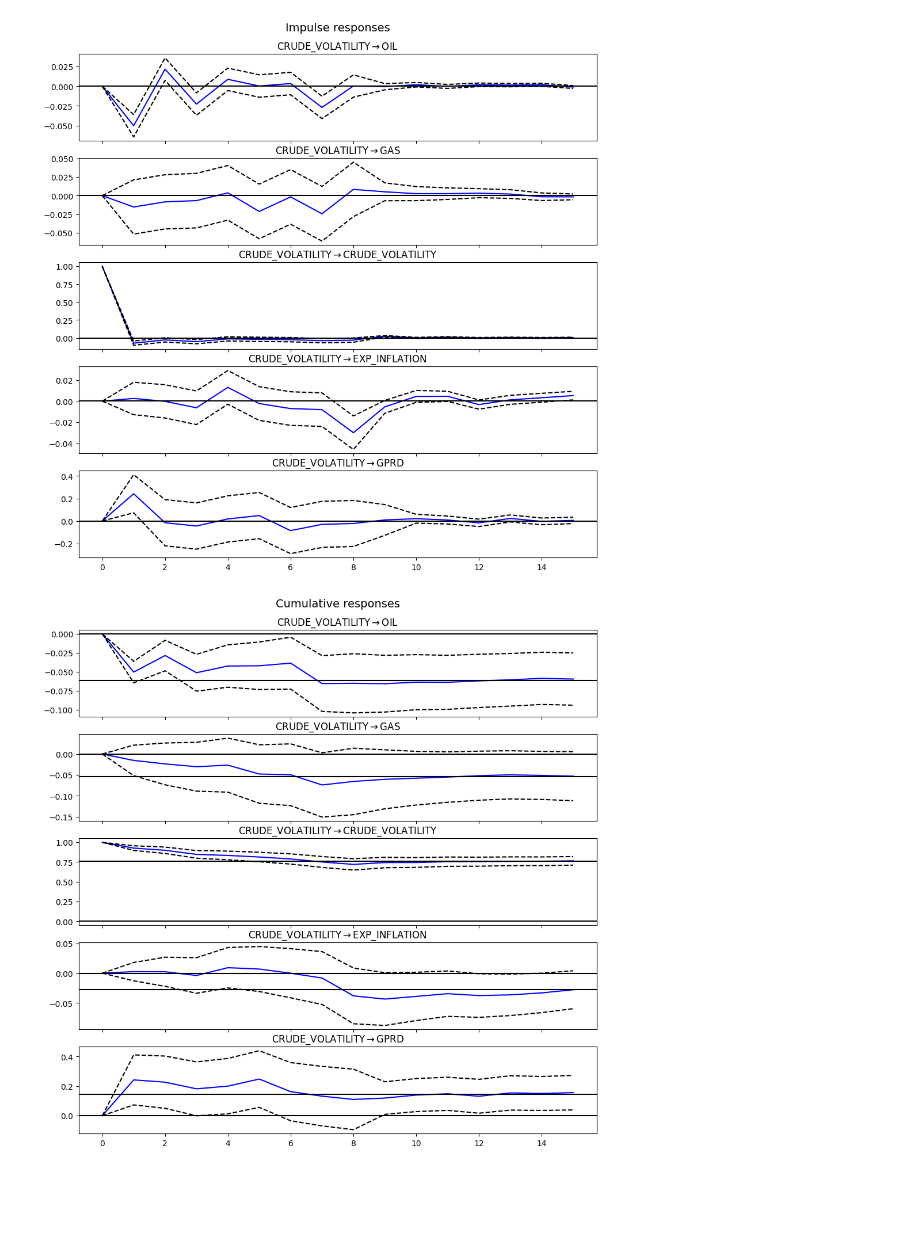
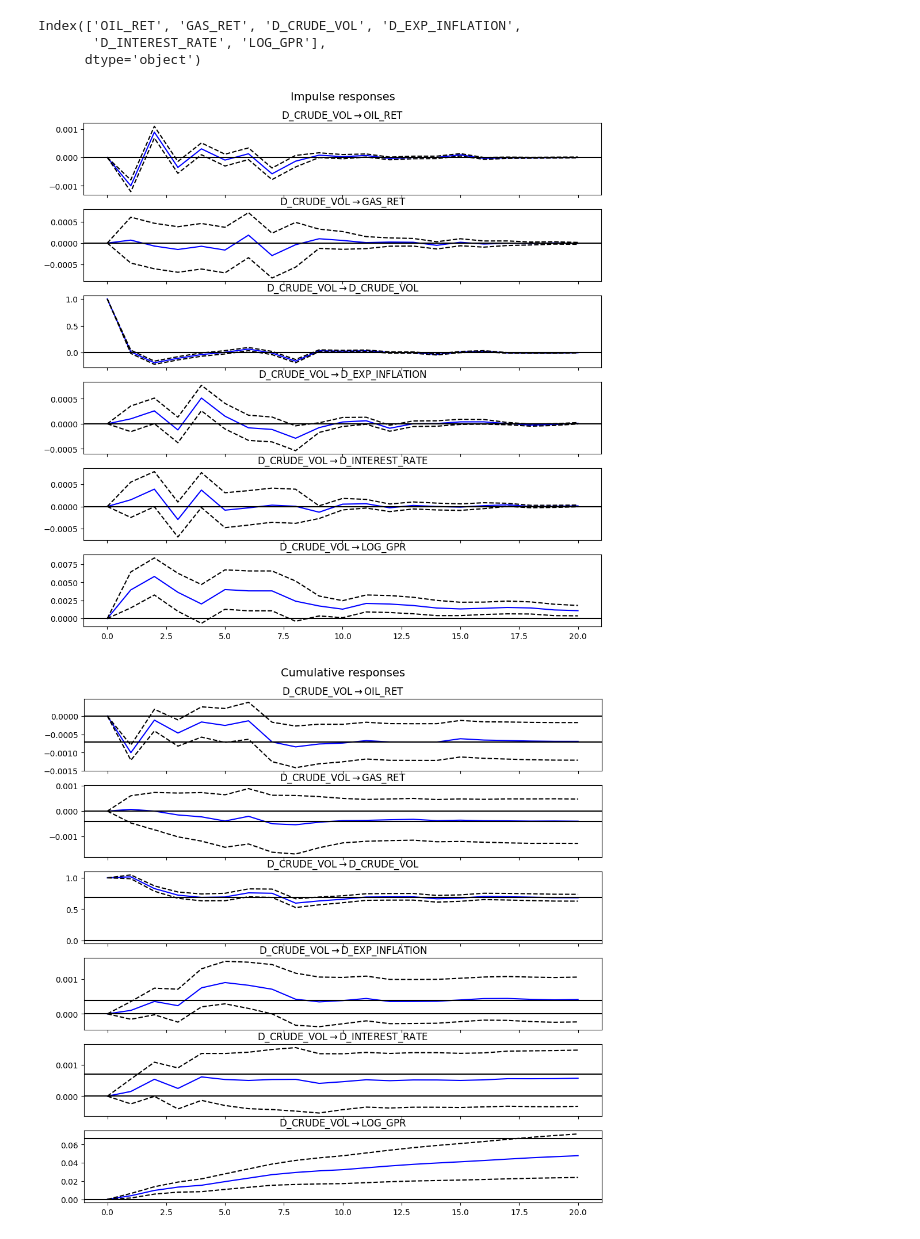
Before and after one commit to Deangr-econ/Quant_methods_project, a Jupyter notebook: VAR_GPRD_OIL_GAS.ipynb, the cells around one changed output. Cells and saved outputs as stored; diff of their text form; code cells hidden in the pictures; blank space fills up the shorter version.

```diff
--- a/VAR_GPRD_OIL_GAS.ipynb
+++ b/VAR_GPRD_OIL_GAS.ipynb
@@ -11,7 +12,7 @@ import scipy.stats as stats
 from fredapi import Fred
 from google.colab import userdata
 # %%
-# 1. Load GPR data
+# 1. Data Loading
 gpr = pd.read_stata("/content/drive/Othercomputers/My Laptop/Documents/Maastricht University/Master/Quantitative Techniques for Financial Economics/data_gpr_daily_recent.dta")
 gpr['date'] = pd.to_datetime(gpr['date'])
 gpr = gpr.set_index('date')
@@ -21,15 +22,21 @@ oil_data = fred.get_series('DCOILBRENTEU', observation_start='1985-01-01')
 gas_data = fred.get_series('DHHNGSP', observation_start='1985-01-01')
 crude_volatility = fred.get_series('OVXCLS', observation_start='1985-01-01')
 ten_y_exp_inflation = fred.get_series('T10YIE', observation_start='1985-01-01')
+treasury_2y = fred.get_series('DGS2', observation_start='1985-01-01')
 
 fred_data = pd.DataFrame({
     'OIL_PRICE': oil_data,
     'GAS_PRICE': gas_data,
     'CRUDE_VOLATILITY': crude_volatility,
-    'EXP_INFLATION': ten_y_exp_inflation
+    'EXP_INFLATION': ten_y_exp_inflation,
+    'INTEREST_RATE': treasury_2y
     })
+fred_data['INTEREST_RATE'] = pd.to_numeric(fred_data['INTEREST_RATE'], errors='coerce')
 # %%
-# # 2. Download Energy Futures
+#2. Data transformation
+
+
+# # Download Energy Futures
 # fred_data = yf.download(
 #     tickers=['CL=F', 'NG=F'],
 #     start='1990-01-01',
@@ -51,13 +58,16 @@ data['OIL_PRICE'] = data['OIL_PRICE'].mask(data['OIL_PRICE'] <= 0).ffill()
 
 # 5. Build explicit stationary DataFrame for VAR estimation
 var_df = pd.DataFrame(index=data.index)
-var_df['OIL'] = np.log(data['OIL_PRICE']).diff()
-var_df['GAS'] = np.log(data['GAS_PRICE']).diff()
-var_df['CRUDE_VOLATILITY'] = np.log(data['CRUDE_VOLATILITY']).diff()
-var_df['EXP_INFLATION'] = np.log(data['EXP_INFLATION']).diff()
 
-# Use log-difference for GPR (clipped to avoid log(0))
-var_df['GPRD'] = np.log(data['GPRD'].clip(lower=1e-5)).diff()
+var_df['OIL_RET'] = np.log(data['OIL_PRICE']).diff() # 1. Asset Prices -> Log returns
+var_df['GAS_RET'] = np.log(data['GAS_PRICE']).diff()
+
+var_df['D_CRUDE_VOL'] = data['CRUDE_VOLATILITY'].diff() # 2. Volatility -> First differences (keeps linear scale intact)
+
+var_df['D_EXP_INFLATION'] = data['EXP_INFLATION'].diff() # 3. Rates & Percentages -> First differences (avoids log of zero/negative numbers)
+var_df['D_INTEREST_RATE'] = data['INTEREST_RATE'].diff()
+
+var_df['LOG_GPR'] = np.log(data['GPRD'].clip(lower=1e-5)) # 4. Geopolitical Risk Index -> Log level (stationary; measures proportional shock intensity)
 
 # Drop initial NaN created by differencing
 var_df = var_df.dropna()
@@ -64,24 +136,26 @@ var_df = var_df.dropna()
 # %%
+#4. Model Selection
+
 #  Clip extreme outliers in EXP_INFLATION to +/- 4 standard deviations
 # There were extreme 47 std outliers in the expected inflation data
 
-lower_bound = var_df['EXP_INFLATION'].quantile(0.001)
-upper_bound = var_df['EXP_INFLATION'].quantile(0.999)
+lower_bound = var_df['D_EXP_INFLATION'].quantile(0.001)
+upper_bound = var_df['D_EXP_INFLATION'].quantile(0.999)
 
 var_df_clean = var_df.copy()
-var_df_clean['EXP_INFLATION'] = var_df_clean['EXP_INFLATION'].clip(lower=lower_bound, upper=upper_bound)
+var_df_clean['D_EXP_INFLATION'] = var_df_clean['D_EXP_INFLATION'].clip(lower=lower_bound, upper=upper_bound)
 
 # Refit standard model
 model = VAR(var_df_clean)
 
 # model = VAR(endog=var_df)
 # Evaluate lags 1 through 15
-lag_order = model.select_order(maxlags=40)
+lag_order = model.select_order(maxlags=20)
 print(lag_order.summary())
 
 # Choose lag by AIC (more flexible) or BIC (more parsimonious)
 optimal_lag = lag_order.hqic
-print(f"Optimal lag according to AIC: {optimal_lag}")
+print(f"Optimal lag according to hqic: {optimal_lag}")
 
 # Fit the VAR model with the selected lag
 results = model.fit(optimal_lag)
@@ -122,14 +196,20 @@ GPRD                0.032911  0.062090          0.031223      -0.002816  1.00000
+# %%
+var_df.columns
+# %% [output]
+Index(['OIL_RET', 'GAS_RET', 'D_CRUDE_VOL', 'D_EXP_INFLATION',
+       'D_INTEREST_RATE', 'LOG_GPR'],
+      dtype='object')
 # %%
 # Compute orthogonalized IRFs (default uses Cholesky ordering based on DataFrame column order)
-irf = results.irf(periods=15)
+irf = results.irf(periods=20)
 
 # Plot responses to a GPR shock
-fig = irf.plot(impulse='CRUDE_VOLATILITY')
+fig = irf.plot(impulse='D_CRUDE_VOL')
 plt.show()
 
 # Cumulative IRF (to see net directional impact over time)
-fig_cum = irf.plot_cum_effects(impulse='CRUDE_VOLATILITY')
+fig_cum = irf.plot_cum_effects(impulse='D_CRUDE_VOL')
 plt.show()
 # %% [output]
-[figure, old version]
+[figure, new version]
-[figure, old version]
+[figure, new version]
```
Also changed, not shown: parts of 10 cells of this notebook.
